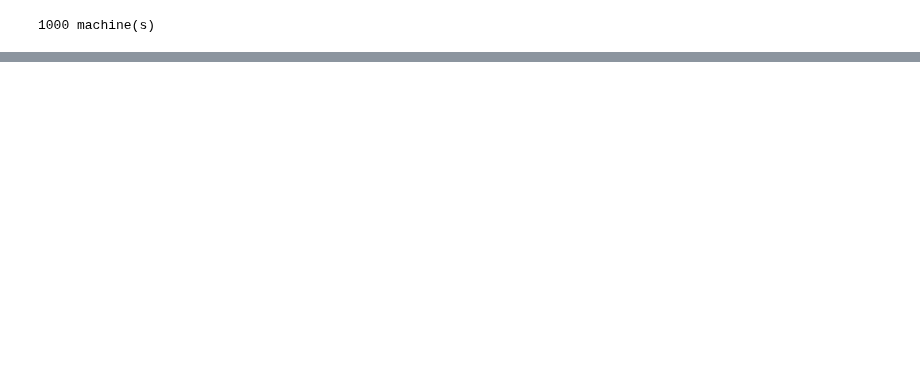
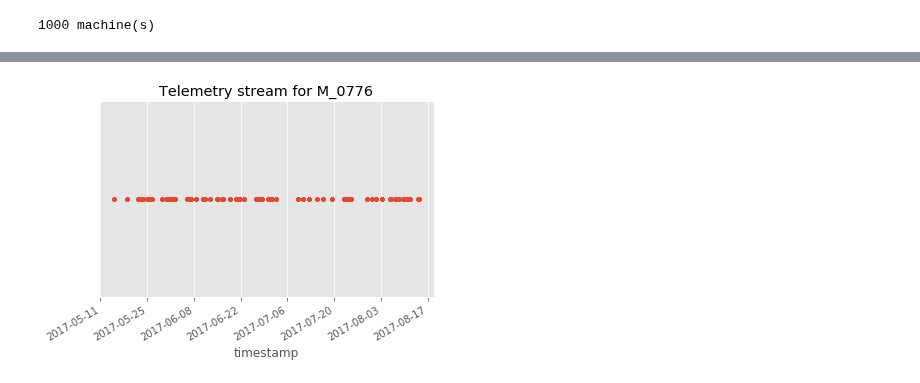
Before and after one commit to Azure/AI-PredictiveMaintenance, a Jupyter notebook: src/AML/Notebooks/FeatureEngineering-experimental.ipynb, the cells around one changed output, grey strips where cells are left out. Saved outputs shown, nothing was run; the diff lists cells and outputs as text; code cells hidden in the pictures; blank space fills up the shorter version.

```diff
--- a/src/AML/Notebooks/FeatureEngineering-experimental.ipynb
+++ b/src/AML/Notebooks/FeatureEngineering-experimental.ipynb
@@ -236,0 +141,11 @@ http://citeseerx.ist.psu.edu/viewdoc/download?doi=10.1.1.386.8108&rep=rep1&type=
+# %%
+# get ID of one of the most "faulty" machines
+machineID = machine_failures_df.orderBy(F.desc('count')).first().machineID
+
+machine_sequence_df = telemetry_input_df.where(
+    telemetry_input_df.machineID == machineID
+).orderBy(telemetry_input_df.timestamp)
+
+machine_sequence_pdf = machine_sequence_df.toPandas()
+machine_sequence_pdf.set_index('timestamp', inplace=True)
+machine_sequence_pdf.describe()
@@ -236,0 +176,8 @@ http://citeseerx.ist.psu.edu/viewdoc/download?doi=10.1.1.386.8108&rep=rep1&type=
+# %%
+# Occurence of entries in the telemetry stream over time
+
+machine_sequence_pdf.apply(lambda x: 1, axis=1).plot(
+    title='Telemetry stream for {0}'.format(machineID), style='.', yticks=[])
+plt.show()
+# %% [output]
+[figure, added]
```
Also changed, not shown: parts of 56 cells of this notebook, 2 other files.
